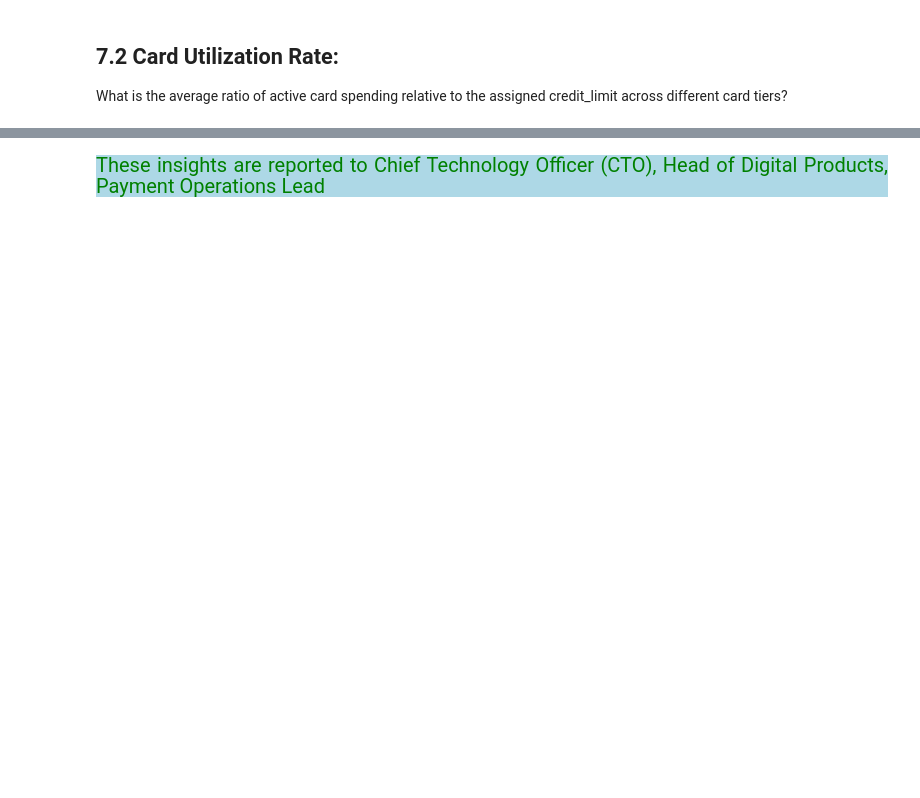
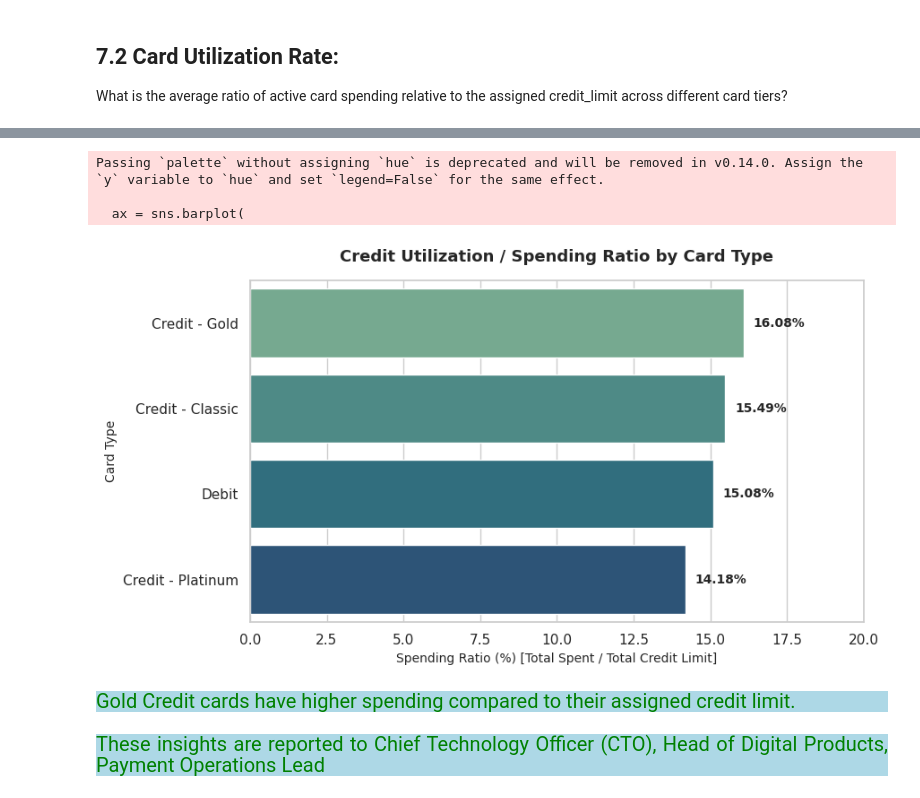
Before and after one commit to Kartika-Nidhi/Banking_Transaction_Analysis_SQL, a Jupyter notebook: BankingTransactions.ipynb, the cells around one changed output, grey strips where cells are left out. Cells and saved outputs as stored; diff of their text form; code cells hidden in the pictures; blank space fills up the shorter version.

Commit message:
Digital Transaction analysis completed

```diff
--- a/BankingTransactions.ipynb
+++ b/BankingTransactions.ipynb
@@ -1268,3 +1365,16 @@ What is the distribution of transaction volume and total amount across channels
 What is the average ratio of active card spending relative to the assigned credit_limit across different card tiers?
 # %% [markdown]
 <div>
+# %%
+query = """
+SELECT card_type, SUM(amount)/SUM(credit_limit) AS spending_ratio
+FROM cards AS c
+JOIN transactions AS t
+    ON c.account_id = t.account_id
+WHERE status = 'Active'
+GROUP BY card_type
+ORDER BY spending_ratio DESC;
+"""
+
+df = pd.read_sql(query, engine)
+df
@@ -1271,3 +1387,48 @@ What is the average ratio of active card spending relative to the assigned credi
+# %%
+df_plot = df.copy()
+df_plot["spending_percentage"] = df_plot["spending_ratio"] * 100
+
+sns.set_theme(style="whitegrid")
+plt.figure(figsize=(9, 5))
+
+# Plot Horizontal Bar Chart
+ax = sns.barplot(
+    data=df_plot, x="spending_percentage", y="card_type", palette="crest"
+)
+
+
+for p in ax.patches:
+    width = p.get_width()
+    ax.annotate(
+        f"{width:.2f}%",
+        (width, p.get_y() + p.get_height() / 2.0),
+        ha="left",
+        va="center",
+        xytext=(8, 0),
+        textcoords="offset points",
+        fontsize=10,
+        weight="bold",
+    )
+
+plt.title(
+    "Credit Utilization / Spending Ratio by Card Type",
+    fontsize=13,
+    weight="bold",
+    pad=15,
+)
+plt.xlabel("Spending Ratio (%) [Total Spent / Total Credit Limit]", fontsize=10)
+plt.ylabel("Card Type", fontsize=10)
+plt.xlim(0, 20)
+
+plt.tight_layout()
+plt.show()
+# %% [output]
+Passing `palette` without assigning `hue` is deprecated and will be removed in v0.14.0. Assign the `y` variable to `hue` and set `legend=False` for the same effect.
+
+  ax = sns.barplot(
+[figure, added]
+# %% [markdown]
+<div style = "background-color:lightblue; color:green; font-size:20px; text-align:justify">Gold Credit cards have higher spending compared to their assigned credit limit.
 # %% [markdown]
 <div style = "background-color:lightblue; color:green; font-size:20px; text-align:justify">These insights are reported to Chief Technology Officer (CTO), Head of Digital Products, Payment Operations Lead
 # %% [markdown]
```
Also changed, not shown: parts of 4 cells of this notebook.
